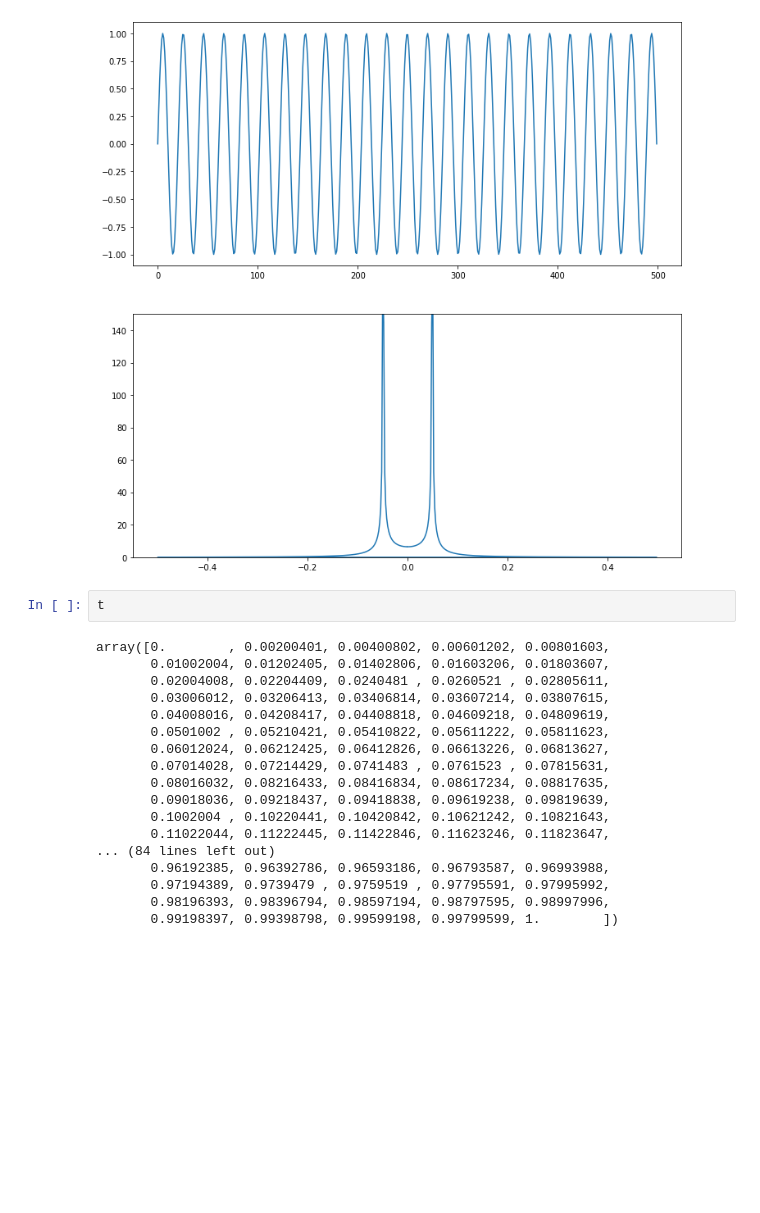
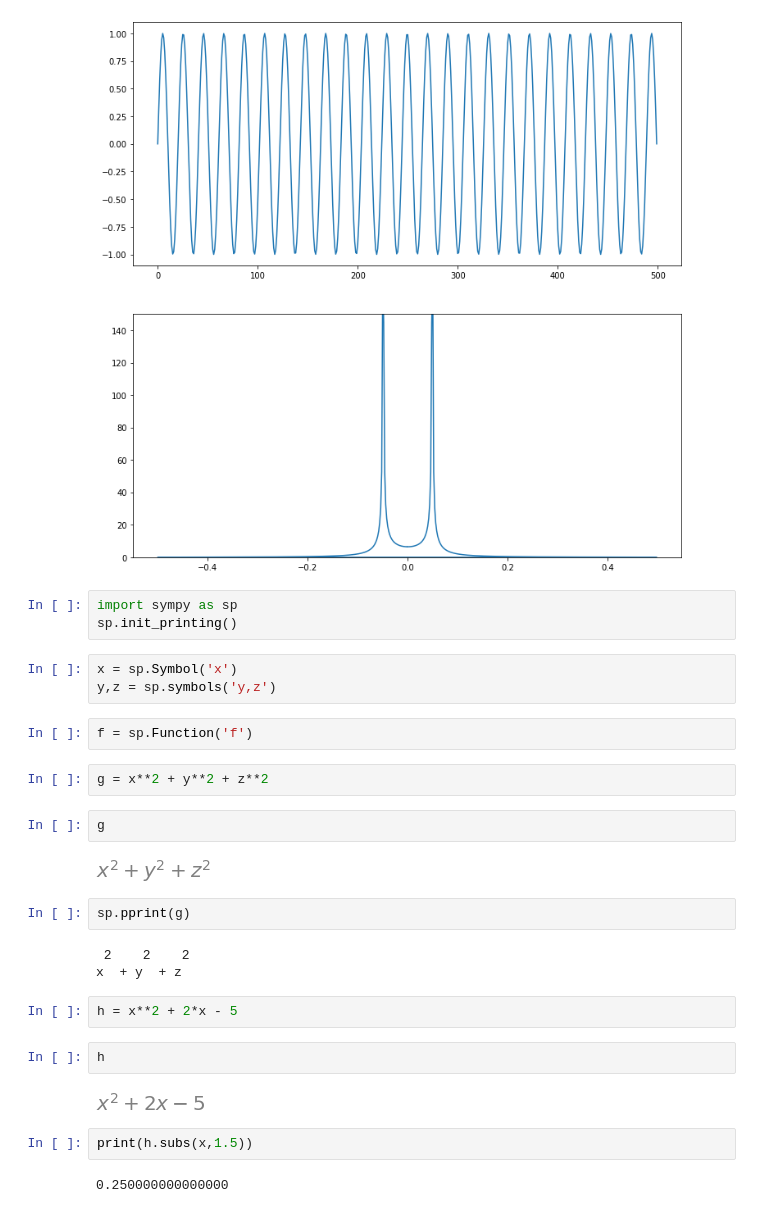
Before and after one commit to markkhusid/Jupyter-Notebooks, a Jupyter notebook: Python3_practice2.ipynb, the cells around one changed output. Saved outputs shown, nothing was run; the diff lists cells and outputs as text; blank space fills up the shorter version.

```diff
--- a/Python3_practice2.ipynb
+++ b/Python3_practice2.ipynb
@@ -384,23 +384,32 @@ ax1.set_ylim(0, 150)
 # %% [output]
 (0, 150)
 [figure]
-# %%
-t
-# %% [output]
-array([0.        , 0.00200401, 0.00400802, 0.00601202, 0.00801603,
-       0.01002004, 0.01202405, 0.01402806, 0.01603206, 0.01803607,
-       0.02004008, 0.02204409, 0.0240481 , 0.0260521 , 0.02805611,
-       0.03006012, 0.03206413, 0.03406814, 0.03607214, 0.03807615,
-       0.04008016, 0.04208417, 0.04408818, 0.04609218, 0.04809619,
-       0.0501002 , 0.05210421, 0.05410822, 0.05611222, 0.05811623,
-       0.06012024, 0.06212425, 0.06412826, 0.06613226, 0.06813627,
-       0.07014028, 0.07214429, 0.0741483 , 0.0761523 , 0.07815631,
-       0.08016032, 0.08216433, 0.08416834, 0.08617234, 0.08817635,
-       0.09018036, 0.09218437, 0.09418838, 0.09619238, 0.09819639,
-       0.1002004 , 0.10220441, 0.10420842, 0.10621242, 0.10821643,
-       0.11022044, 0.11222445, 0.11422846, 0.11623246, 0.11823647,
-... (84 lines left out)
-       0.96192385, 0.96392786, 0.96593186, 0.96793587, 0.96993988,
-       0.97194389, 0.9739479 , 0.9759519 , 0.97795591, 0.97995992,
-       0.98196393, 0.98396794, 0.98597194, 0.98797595, 0.98997996,
-       0.99198397, 0.99398798, 0.99599198, 0.99799599, 1.        ])
+# %%
+import sympy as sp
+sp.init_printing()
+# %%
+x = sp.Symbol('x')
+y,z = sp.symbols('y,z')
+# %%
+f = sp.Function('f')
+# %%
+g = x**2 + y**2 + z**2
+# %%
+g
+# %% [output]
+[figure, added]
+# %%
+sp.pprint(g)
+# %% [output]
+ 2    2    2
+x  + y  + z
+# %%
+h = x**2 + 2*x - 5
+# %%
+h
+# %% [output]
+[figure, added]
+# %%
+print(h.subs(x,1.5))
+# %% [output]
+0.250000000000000
```
Also changed, not shown: parts of 11 cells of this notebook.
